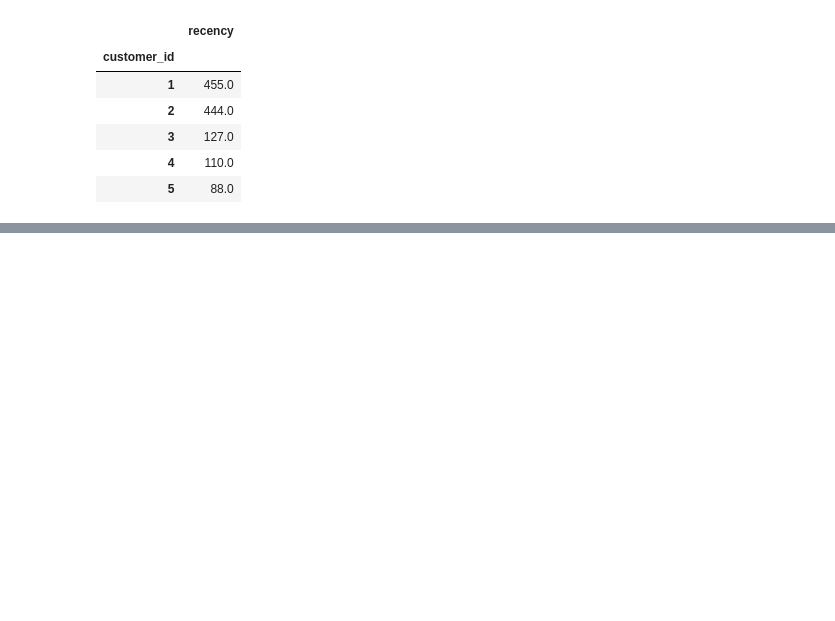
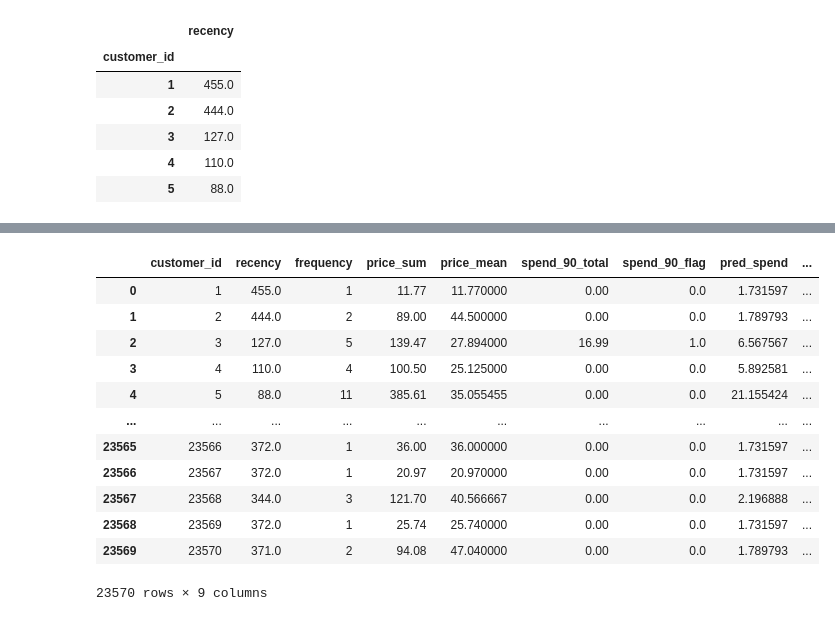
Before and after one commit to joaopcnogueira/colab-notebooks, a Jupyter notebook: Customer_Lifetime_Value.ipynb, the cells around one changed output, grey strips where cells are left out. Saved outputs shown, nothing was run; the diff lists cells and outputs as text; code cells hidden in the pictures; blank space fills up the shorter version.

```diff
--- a/Customer_Lifetime_Value.ipynb
+++ b/Customer_Lifetime_Value.ipynb
@@ -197,0 +398,2 @@ recency_features_df.head()
+# %%
+predictions_clf = xgb_clf_model.predict_proba(X)
@@ -197,0 +458,21 @@ recency_features_df.head()
+# %%
+predictions_df = features_df \
+  .assign(pred_spend = predictions_reg) \
+  .assign(pred_prob  = predictions_clf[:, 1]) \
+  .reset_index()
+# %%
+predictions_df
+# %% [output]
+|  | customer_id | recency | frequency | price_sum | price_mean | spend_90_total | spend_90_flag | pred_spend | ... |
+| 0 | 1 | 455.0 | 1 | 11.77 | 11.770000 | 0.00 | 0.0 | 1.731597 | ... |
+| 1 | 2 | 444.0 | 2 | 89.00 | 44.500000 | 0.00 | 0.0 | 1.789793 | ... |
+| 2 | 3 | 127.0 | 5 | 139.47 | 27.894000 | 16.99 | 1.0 | 6.567567 | ... |
+| 3 | 4 | 110.0 | 4 | 100.50 | 25.125000 | 0.00 | 0.0 | 5.892581 | ... |
+| 4 | 5 | 88.0 | 11 | 385.61 | 35.055455 | 0.00 | 0.0 | 21.155424 | ... |
+| ... | ... | ... | ... | ... | ... | ... | ... | ... | ... |
+| 23565 | 23566 | 372.0 | 1 | 36.00 | 36.000000 | 0.00 | 0.0 | 1.731597 | ... |
+| 23566 | 23567 | 372.0 | 1 | 20.97 | 20.970000 | 0.00 | 0.0 | 1.731597 | ... |
+| 23567 | 23568 | 344.0 | 3 | 121.70 | 40.566667 | 0.00 | 0.0 | 2.196888 | ... |
+| 23568 | 23569 | 372.0 | 1 | 25.74 | 25.740000 | 0.00 | 0.0 | 1.731597 | ... |
+| 23569 | 23570 | 371.0 | 2 | 94.08 | 47.040000 | 0.00 | 0.0 | 1.789793 | ... |
+23570 rows × 9 columns
```
Also changed, not shown: parts of 41 cells of this notebook.
